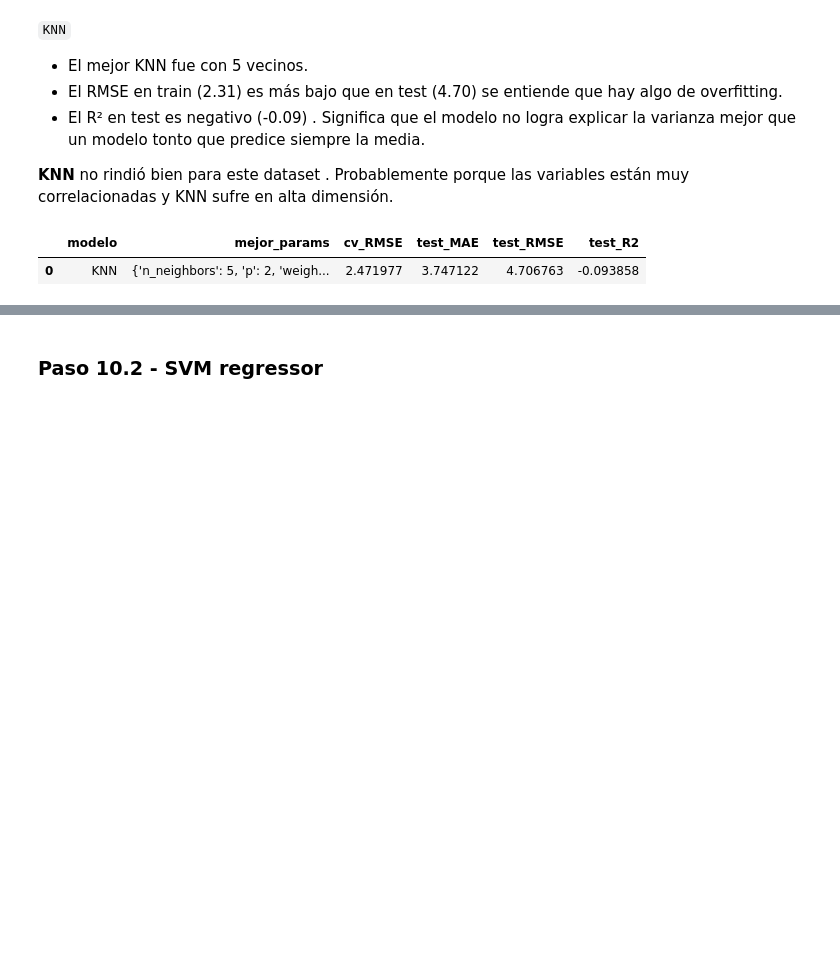
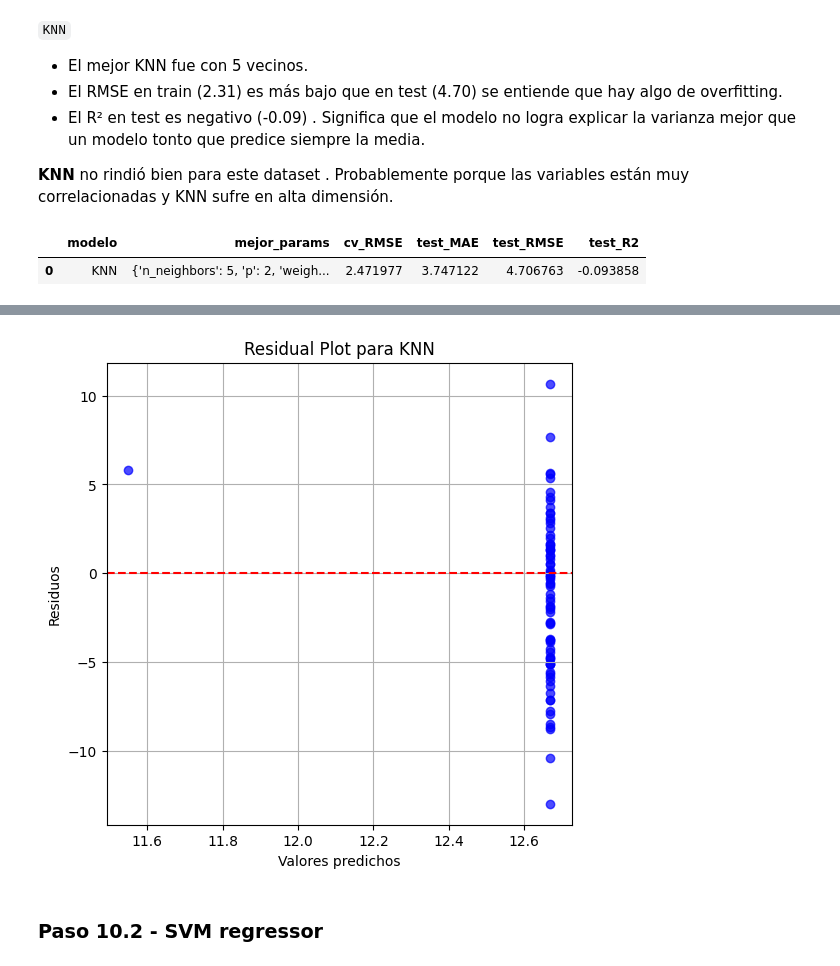
Before and after one commit to gasper-az/aprMaqI_CEIA, a Jupyter notebook: trabajo_practico/ResolucionTrabajoPractico.ipynb, the cells around one changed output, grey strips where cells are left out. Saved outputs shown, nothing was run; the diff lists cells and outputs as text; code cells hidden in the pictures; blank space fills up the shorter version.

```diff
--- a/trabajo_practico/ResolucionTrabajoPractico.ipynb
+++ b/trabajo_practico/ResolucionTrabajoPractico.ipynb
@@ -1306,3 +1327,7 @@ best_knn = eval_and_store("KNN", knn, X_train, y_train, X_test, y_test)
+# %%
+plot_residuals(best_knn, X_test, y_test, title="Residual Plot para KNN")
+# %% [output]
+[figure, added]
 # %% [markdown]
 ### Paso 10.2 - SVM regressor
 # %% [markdown]
```
Also changed, not shown: parts of 14 cells of this notebook.
